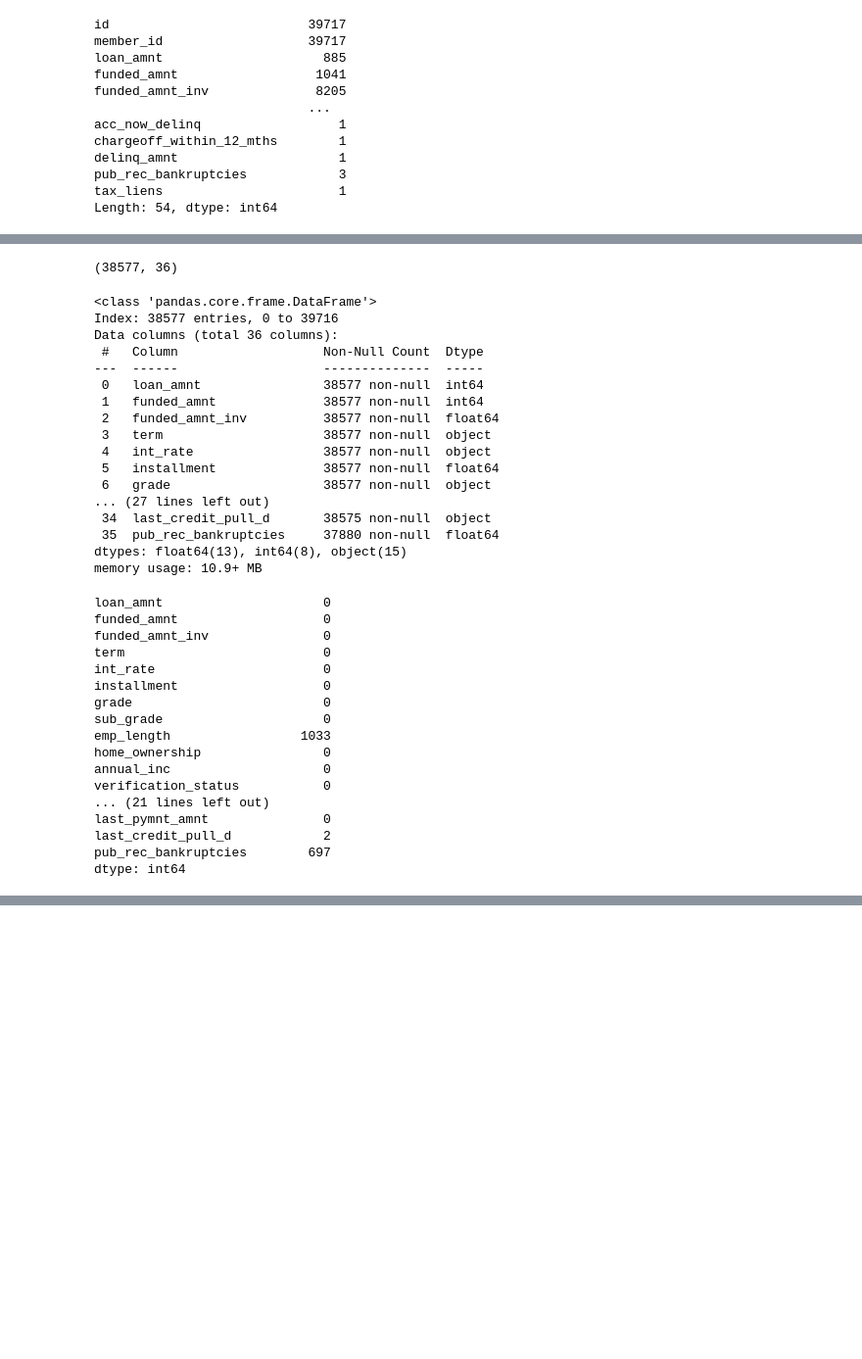
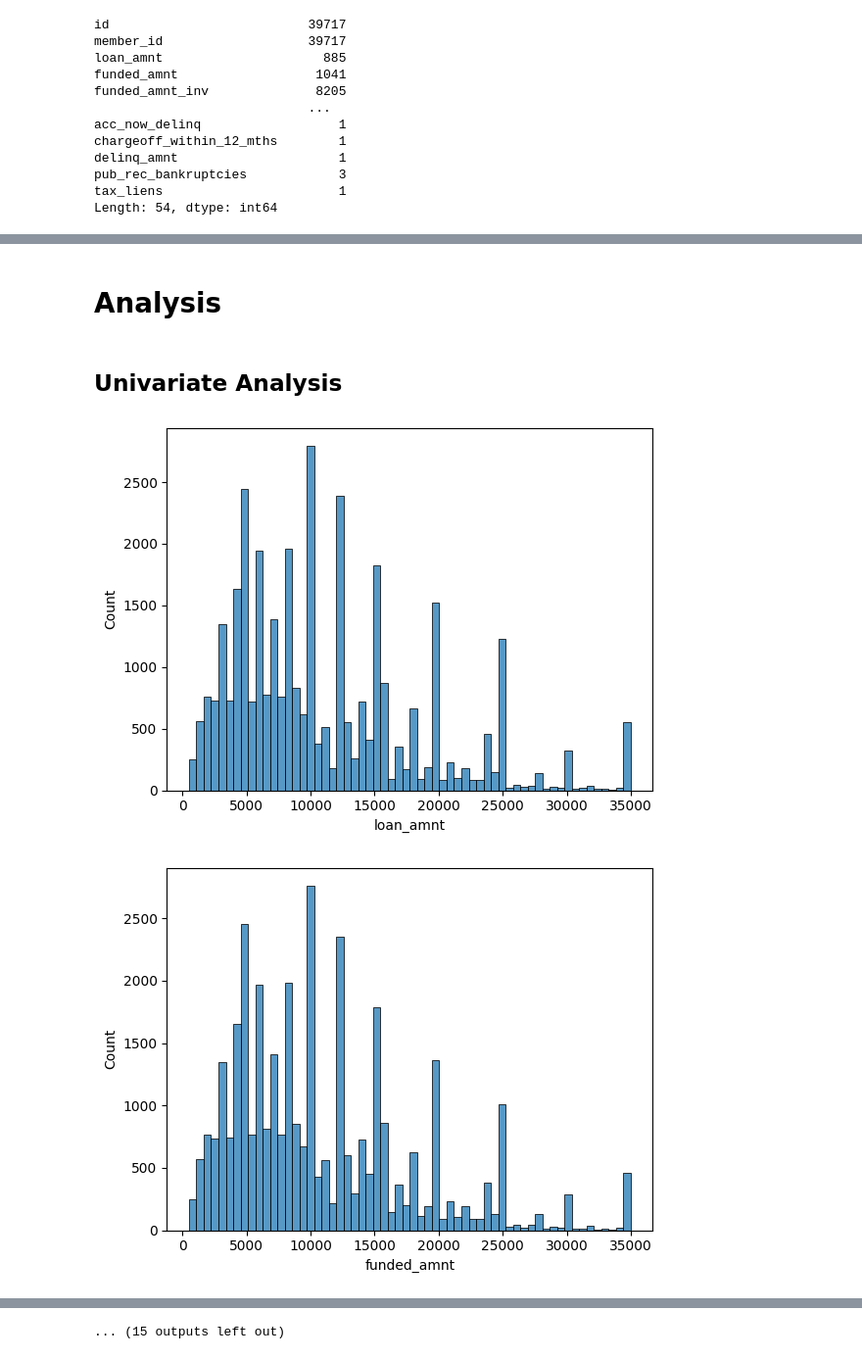
Before and after one commit to ankurbjr/LendingClubCaseStudy, a Jupyter notebook: data_cleaning.ipynb, the cells around one changed output, grey strips where cells are left out. Shown at 98% size. Cells and saved outputs as stored; diff of their text form; code cells hidden in the pictures; blank space fills up the shorter version.

Commit message:
clean_data

```diff
--- a/data_cleaning.ipynb
+++ b/data_cleaning.ipynb
@@ -209,0 +372,5 @@ memory usage: 13.6+ MB
+# %%
+#changing percentage
+per_col = ["int_rate", "revol_util"]
+for col in per_col:
+    loan_data[col] = loan_data[col].str.strip('%').astype('float')
@@ -209,0 +406,3 @@ memory usage: 13.6+ MB
+# %%
+emp_len_conversion = { '< 1 year' : 0, '1 year' : 1, '2 years' : 2, '3 years' : 3, '4 years' : 4, '5 years' : 5, '6 years' : 6, '7 years' : 7, '8 years' : 8, '9 years' : 9, '10+ years' : 10 }
+loan_data = loan_data.replace({"emp_length": emp_len_conversion })
@@ -209,0 +425,4 @@ memory usage: 13.6+ MB
+# %%
+#Manipulating term data
+loan_data["term"] = loan_data["term"].apply(lambda x : x.split()[0])
+loan_data["term"].value_counts()
@@ -209,0 +434,4 @@ memory usage: 13.6+ MB
+# %%
+#Manipulating issue date
+loan_data["issue_month"] = loan_data["issue_d"].dt.month
+loan_data["issue_year"] = loan_data["issue_d"].dt.year
@@ -272,44 +473,11 @@ loan_data.to_csv("after_removing_current_rows.csv")
-# %%
-loan_data.shape
-# %% [output]
-(38577, 36)
-# %%
-loan_data.info()
-# %% [output]
-<class 'pandas.core.frame.DataFrame'>
-Index: 38577 entries, 0 to 39716
-Data columns (total 36 columns):
- #   Column                   Non-Null Count  Dtype
----  ------                   --------------  -----
- 0   loan_amnt                38577 non-null  int64
- 1   funded_amnt              38577 non-null  int64
- 2   funded_amnt_inv          38577 non-null  float64
- 3   term                     38577 non-null  object
- 4   int_rate                 38577 non-null  object
- 5   installment              38577 non-null  float64
- 6   grade                    38577 non-null  object
-... (27 lines left out)
- 34  last_credit_pull_d       38575 non-null  object
- 35  pub_rec_bankruptcies     37880 non-null  float64
-dtypes: float64(13), int64(8), object(15)
-memory usage: 10.9+ MB
-# %%
-loan_data.isnull().sum()
-# %% [output]
-loan_amnt                     0
-funded_amnt                   0
-funded_amnt_inv               0
-term                          0
-int_rate                      0
-installment                   0
-grade                         0
-sub_grade                     0
-emp_length                 1033
-home_ownership                0
-annual_inc                    0
-verification_status           0
-... (21 lines left out)
-last_pymnt_amnt               0
-last_credit_pull_d            2
-pub_rec_bankruptcies        697
-dtype: int64
+# %% [markdown]
+# Analysis
+# %% [markdown]
+## Univariate Analysis
+# %%
+for col in numerical:
+    sns.histplot(x=loan_data[col])
+    plt.show()
+# %% [output]
+[figure, added]
+[figure, added]
@@ -315,0 +494 @@ dtype: int64
+... (15 outputs left out)
```
Also changed, not shown: parts of 52 cells of this notebook, 7 other files.
